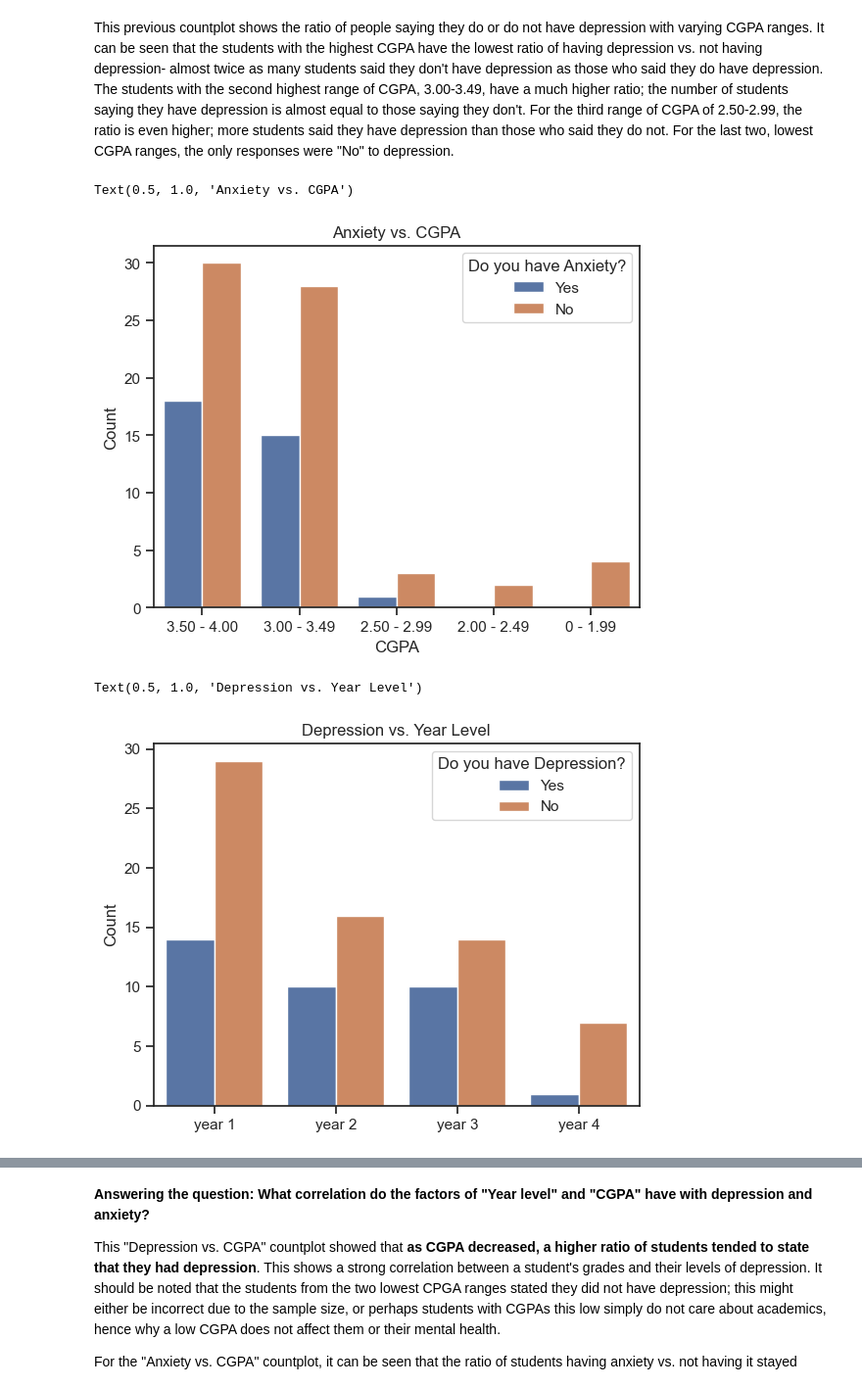
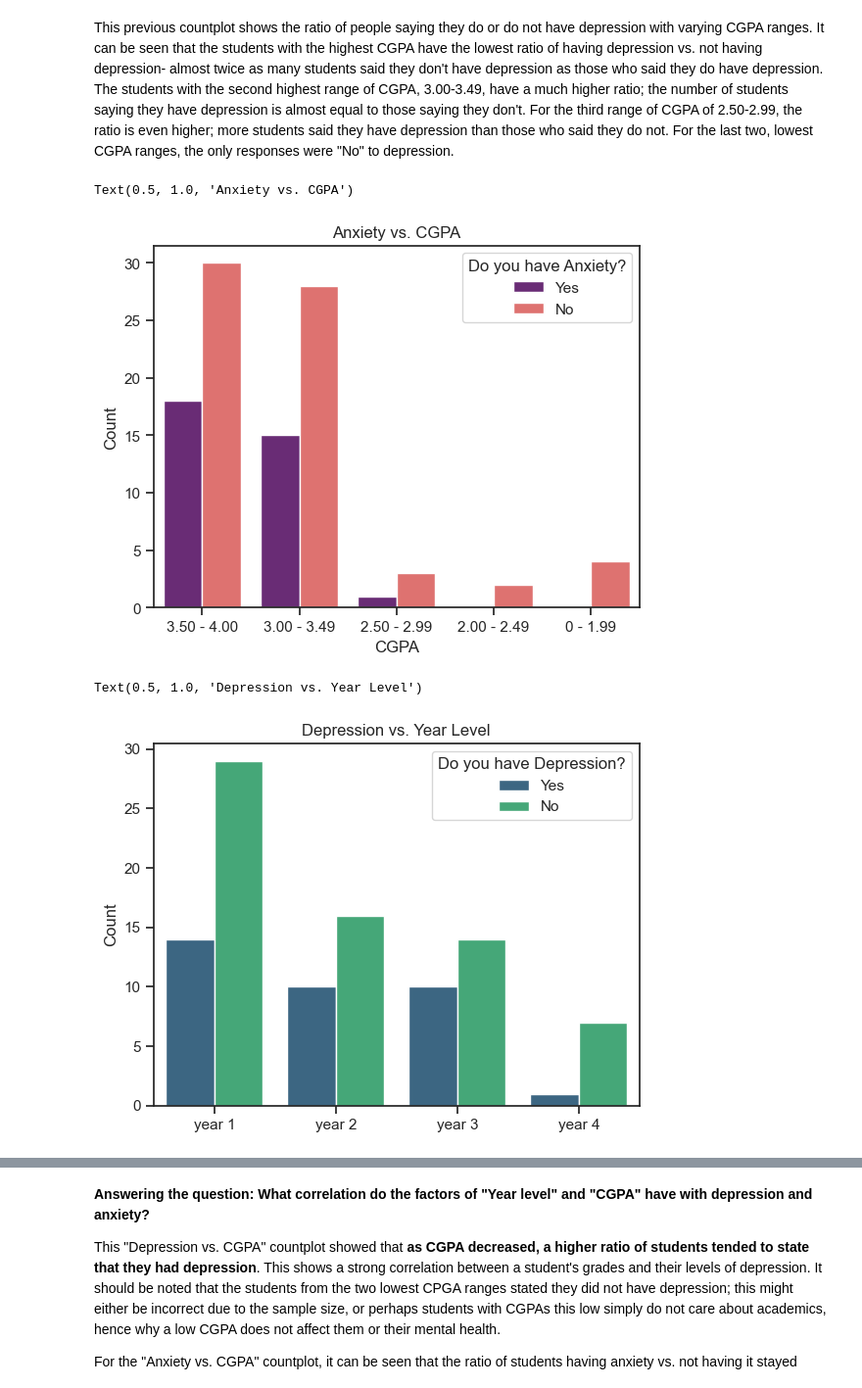
Before and after one commit to ubco-W2022T2-data301/project-group-group12, a Jupyter notebook: analysis/analysisZainab.ipynb, the cells around one changed output, grey strips where cells are left out. Shown at 98% size. Saved outputs shown, nothing was run; the diff lists cells and outputs as text; code cells hidden in the pictures.

```diff
--- a/analysis/analysisZainab.ipynb
+++ b/analysis/analysisZainab.ipynb
@@ -1239,25 +1228,25 @@ This previous countplot shows the ratio of people saying they do or do not have
 # %%
 sns.set_theme(style="ticks")
 
-anxietyandcgpa = sns.countplot(data=dataset_smh, x="What is your CGPA?", hue="Do you have Anxiety?", hue_order=['Yes', 'No'], order=['3.50 - 4.00', '3.00 - 3.49', '2.50 - 2.99', '2.00 - 2.49', '0 - 1.99'])
+anxietyandcgpa = sns.countplot(data=dataset_smh, x="What is your CGPA?", hue="Do you have Anxiety?", palette='magma', hue_order=['Yes', 'No'], order=['3.50 - 4.00', '3.00 - 3.49', '2.50 - 2.99', '2.00 - 2.49', '0 - 1.99'])
 
 anxietyandcgpa.set_xlabel("CGPA")
 anxietyandcgpa.set_ylabel("Count")
 anxietyandcgpa.set_title("Anxiety vs. CGPA")
 # %% [output]
 Text(0.5, 1.0, 'Anxiety vs. CGPA')
-[figure, old version]
+[figure, new version]
 # %%
 sns.set_theme(style="ticks")
 
-depressionandyear = sns.countplot(data=dataset_smh, x="Your current year of Study", hue="Do you have Depression?", hue_order=['Yes', 'No'])
+depressionandyear = sns.countplot(data=dataset_smh, x="Your current year of Study", hue="Do you have Depression?", palette='viridis', hue_order=['Yes', 'No'])
 
 depressionandyear.set_xlabel("")
 depressionandyear.set_ylabel("Count")
 depressionandyear.set_title("Depression vs. Year Level")
 # %% [output]
 Text(0.5, 1.0, 'Depression vs. Year Level')
-[figure, old version]
+[figure, new version]
 # %%
 sns.set_theme(style="ticks")
 
```
Also changed, not shown: parts of 12 cells of this notebook, 1 other file.
